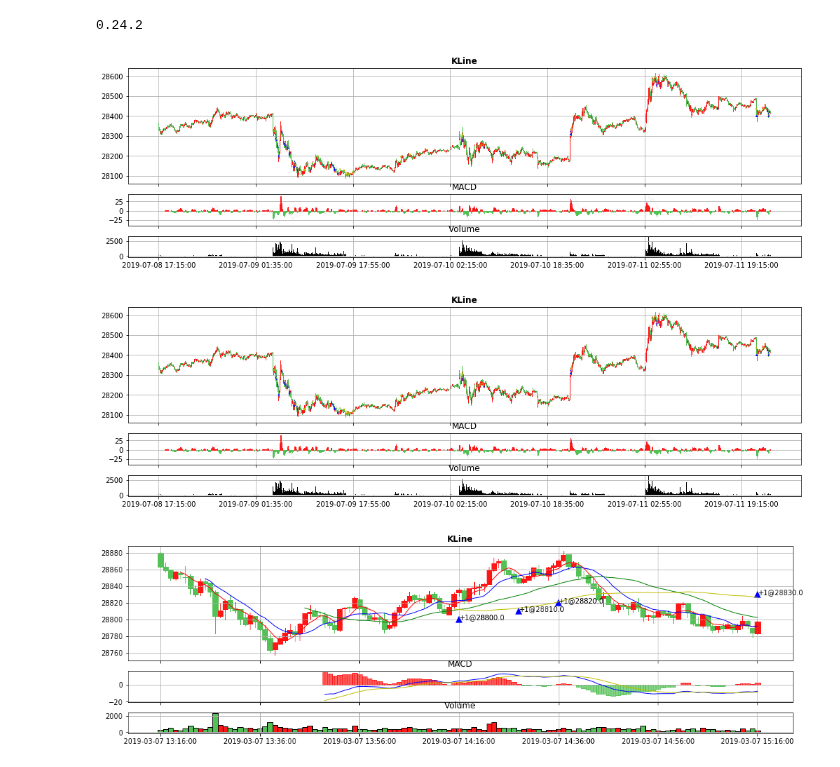
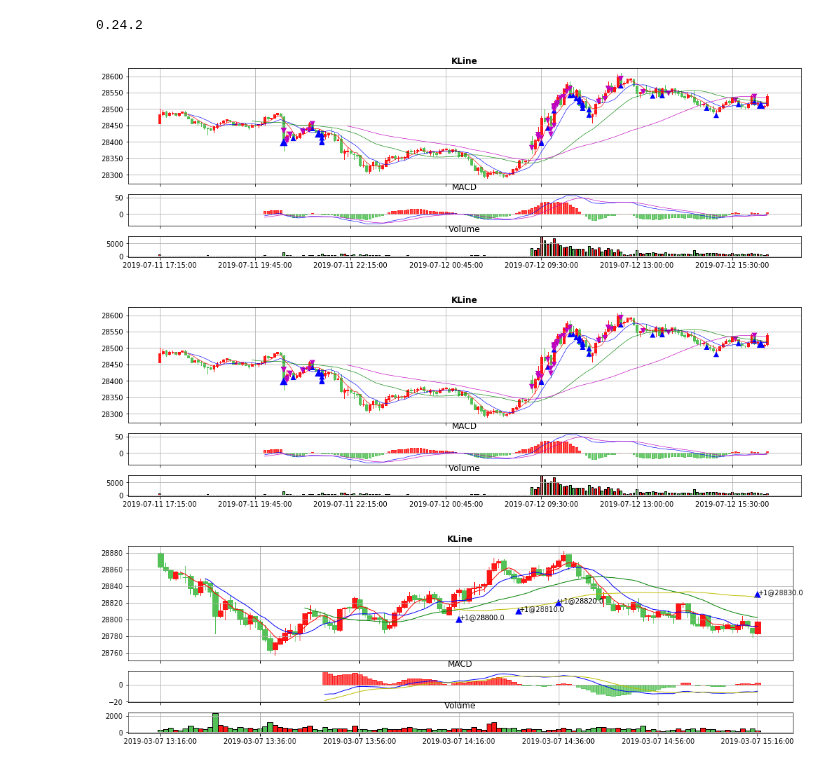
Before and after one commit to che7611/test2, a Jupyter notebook: trade_review_demo.ipynb, the cells around one changed output. Cells and saved outputs as stored; diff of their text form; code cells hidden in the pictures.

```diff
--- a/trade_review_demo.ipynb
+++ b/trade_review_demo.ipynb
@@ -21,10 +38,10 @@ print(__version__)
 # %% [output]
 0.24.2
 # %%
-ibt.display_trades(ibt['20190708':'20190712':'HSI1907'], mkdata_source='IB',to_file='test5a.jpg',period=1)
+ibt.display_trades(ibt['20190711':'20190713':'HSI1907'], mkdata_source='IB',to_file='test5b.jpg',period=5)
 # %% [output]
-[figure, old version]
+[figure, new version]
-[figure, old version]
+[figure, new version]
 # %%
 hf = HKFuture()
 # %%
```
Also changed, not shown: parts of 3 cells of this notebook, 6 other files.
